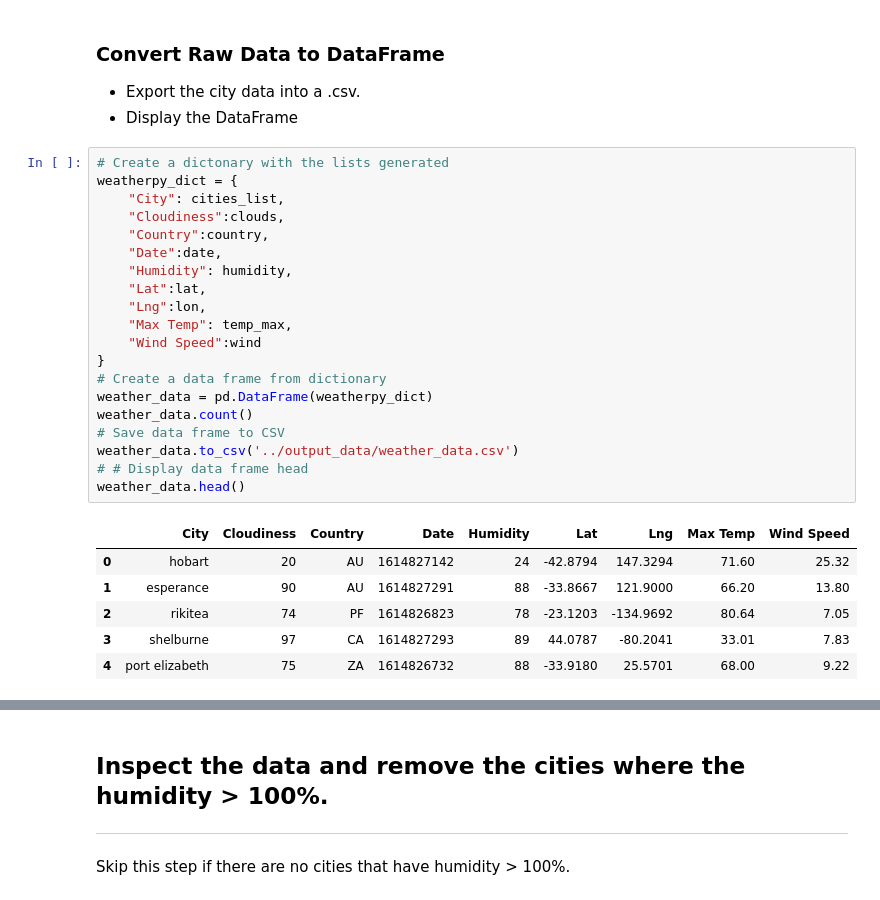
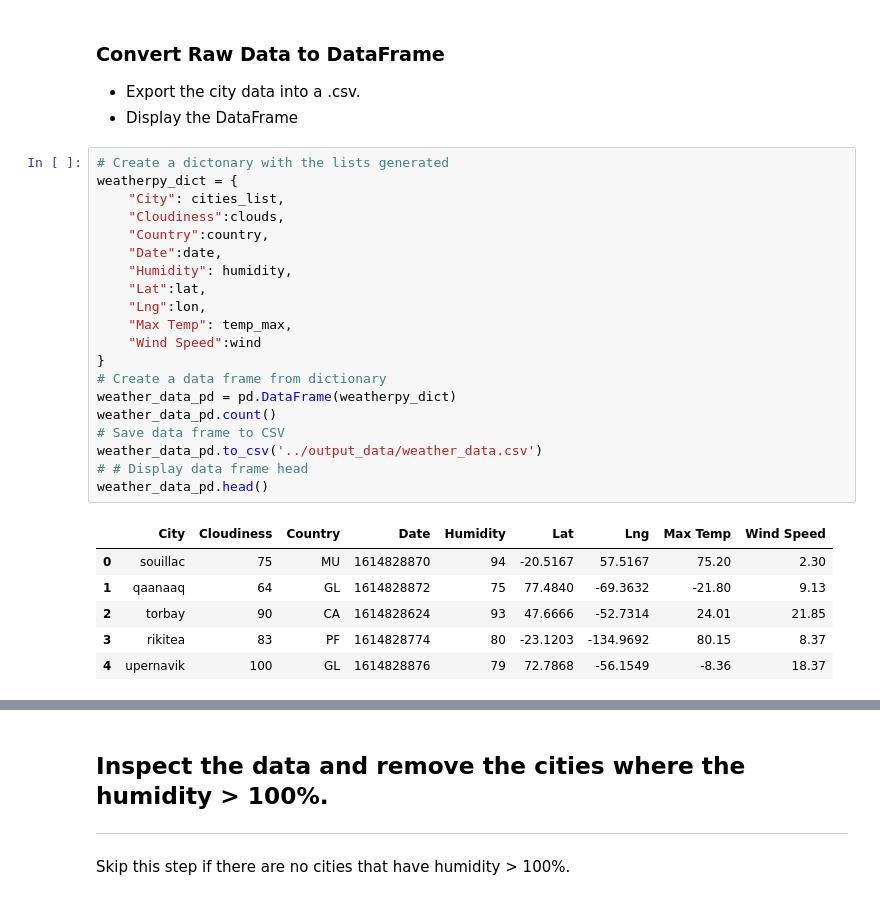
Before and after one commit to VanWagonerLauren/python-api-challenge, a Jupyter notebook: starter_code/WeatherPy.ipynb, the cells around one changed output, grey strips where cells are left out. Cells and saved outputs as stored; diff of their text form.

Commit message:
Final- Couldn't commit all do to long rerun of data, time consuming

```diff
--- a/starter_code/WeatherPy.ipynb
+++ b/starter_code/WeatherPy.ipynb
@@ -123,27 +124,27 @@ Data Retrieval Complete
 # %%
 # Create a dictonary with the lists generated
 weatherpy_dict = {
     "City": cities_list,
     "Cloudiness":clouds,
     "Country":country,
     "Date":date,
     "Humidity": humidity,
     "Lat":lat,
     "Lng":lon,
     "Max Temp": temp_max,
     "Wind Speed":wind
 }
 # Create a data frame from dictionary
-weather_data = pd.DataFrame(weatherpy_dict)
-weather_data.count()
+weather_data_pd = pd.DataFrame(weatherpy_dict)
+weather_data_pd.count()
 # Save data frame to CSV
-weather_data.to_csv('../output_data/weather_data.csv')
+weather_data_pd.to_csv('../output_data/weather_data.csv')
 # # Display data frame head
-weather_data.head()
+weather_data_pd.head()
 # %% [output]
 |  | City | Cloudiness | Country | Date | Humidity | Lat | Lng | Max Temp | Wind Speed |
-| 0 | hobart | 20 | AU | 1614827142 | 24 | -42.8794 | 147.3294 | 71.60 | 25.32 |
-| 1 | esperance | 90 | AU | 1614827291 | 88 | -33.8667 | 121.9000 | 66.20 | 13.80 |
-| 2 | rikitea | 74 | PF | 1614826823 | 78 | -23.1203 | -134.9692 | 80.64 | 7.05 |
-| 3 | shelburne | 97 | CA | 1614827293 | 89 | 44.0787 | -80.2041 | 33.01 | 7.83 |
-| 4 | port elizabeth | 75 | ZA | 1614826732 | 88 | -33.9180 | 25.5701 | 68.00 | 9.22 |
+| 0 | souillac | 75 | MU | 1614828870 | 94 | -20.5167 | 57.5167 | 75.20 | 2.30 |
+| 1 | qaanaaq | 64 | GL | 1614828872 | 75 | 77.4840 | -69.3632 | -21.80 | 9.13 |
+| 2 | torbay | 90 | CA | 1614828624 | 93 | 47.6666 | -52.7314 | 24.01 | 21.85 |
+| 3 | rikitea | 83 | PF | 1614828774 | 80 | -23.1203 | -134.9692 | 80.15 | 8.37 |
+| 4 | upernavik | 100 | GL | 1614828876 | 79 | 72.7868 | -56.1549 | -8.36 | 18.37 |
```
Also changed, not shown: parts of 32 cells of this notebook, 13 other files.
